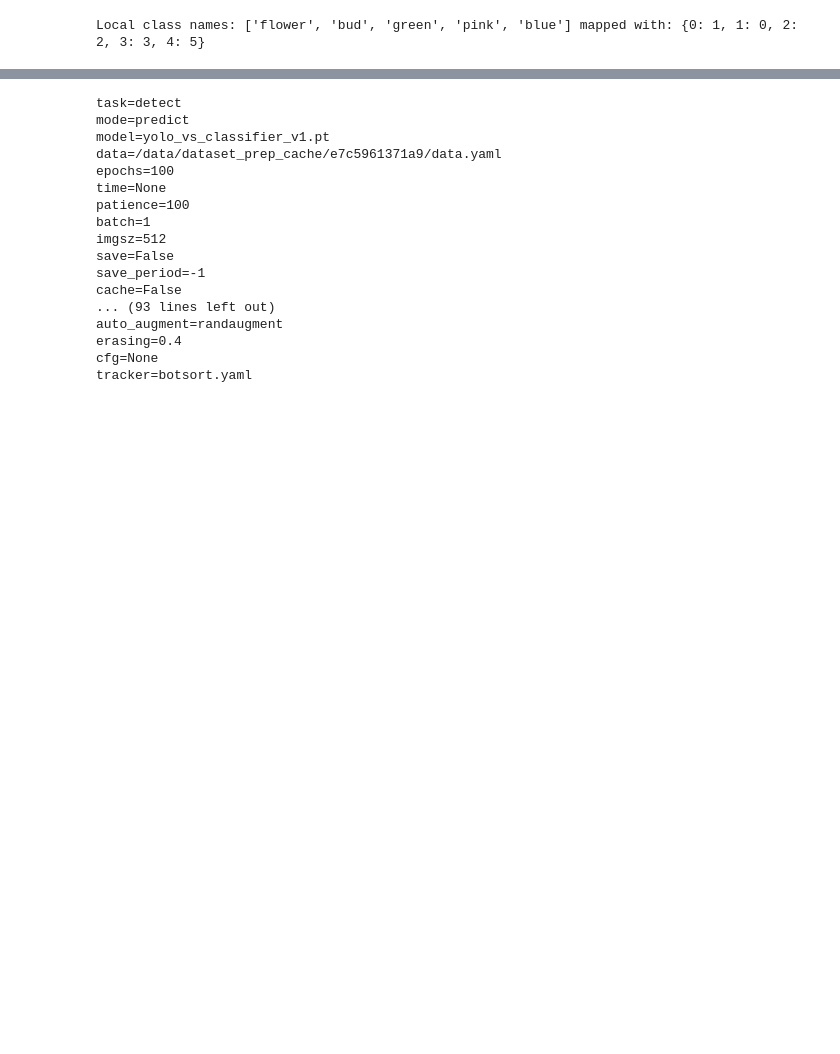
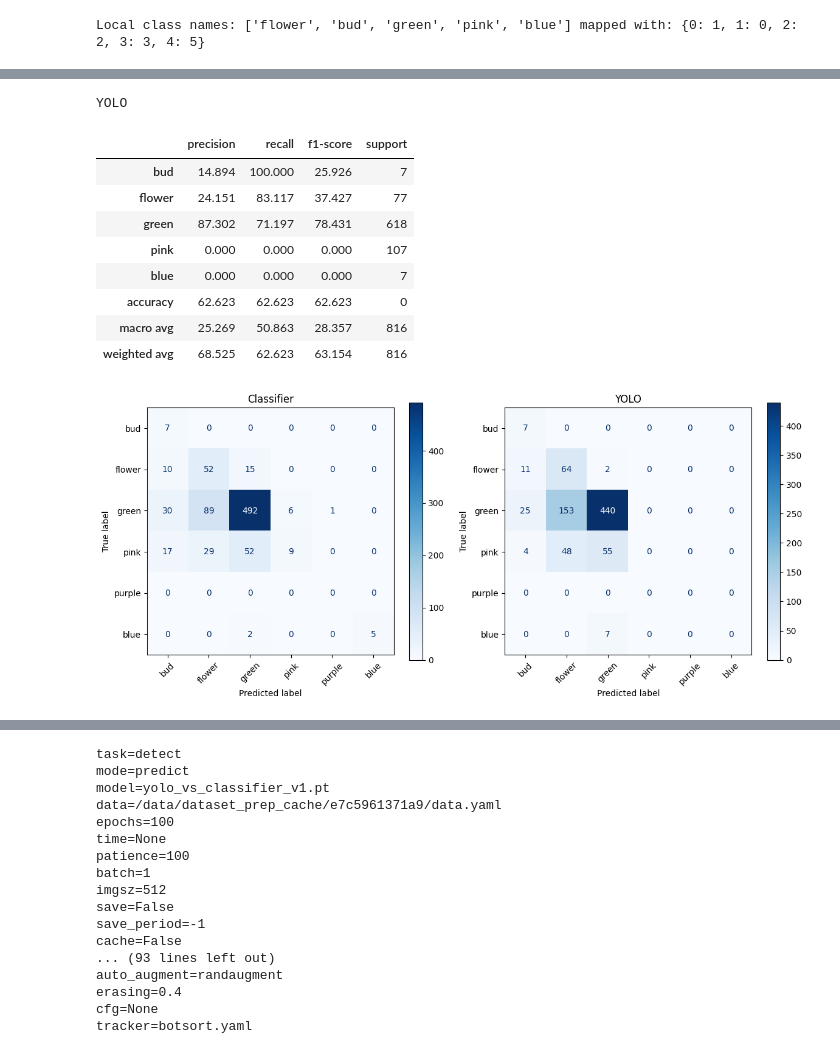
Before and after one commit to kpetrakis-eden/ml-sandbox, a Jupyter notebook: notebooks/comparison.ipynb, the cells around one changed output, grey strips where cells are left out. Drawn from its saved outputs; the diff is of its cells as text; code cells hidden in the pictures; blank space fills up the shorter version.

Commit message:
progress in yolo/classifier comparison

```diff
--- a/notebooks/comparison.ipynb
+++ b/notebooks/comparison.ipynb
@@ -493,0 +422,69 @@ acc 69.25% | balanced_acc: 50.30% | f1_macro: 29.59% | f1_weighted: 71.37% | pre
+# %%
+y_true = []
+y_yolo = []
+y_classifier = []
+for d in outputs:
+
+  y_true.append(d['gt'])
+  y_yolo.append(d['yolo_pred'])
+  y_classifier.append(d['classifier_pred'])
+
+print(f"true labels = {np.unique(y_true)}, classifier = {np.unique(y_classifier)}, yolo = {np.unique(y_yolo)}")
+
+classifier_metrics = compute_classification_metrics_for_classifier_yolo_comparison(y_classifier, y_true, LABEL_IDS)
+classifier_classification_report = classifier_metrics['classification_report']
+yolo_metrics = compute_classification_metrics_for_classifier_yolo_comparison(y_yolo, y_true, LABEL_IDS)
+yolo_classification_report = yolo_metrics['classification_report']
+print(f"NMS_IOU = {NMS_IOU}, MATCH_IOU = {MATCH_IOU}, confidence = {CONF_THRESHOLD}")
+
+print(f"CLASSIFIER: ")
+print(
+  f"acc {classifier_metrics['acc']:.2f}% | "
+  f"balanced_acc: {classifier_metrics['balanced_acc']:.2f}% | "
+  f"f1_macro: {classifier_metrics['f1_macro']:.2f}% | "
+  f"f1_weighted: {classifier_metrics['f1_weighted']:.2f}% | "
+  f"precision_macro: {classifier_metrics['precision_macro']:.2f}% | "
+  f"precision_weighted: {classifier_metrics['precision_weighted']:.2f}% | "
+  f"recall_macro: {classifier_metrics['recall_macro']:.2f}% | "
+  f"recall_weighted: {classifier_metrics['recall_weighted']:.2f}%"
+)
+
+print(f"YOLO:")
+print(
+  f"acc {yolo_metrics['acc']:.2f}% | "
+  f"balanced_acc: {yolo_metrics['balanced_acc']:.2f}% | "
+  f"f1_macro: {yolo_metrics['f1_macro']:.2f}% | "
+  f"f1_weighted: {yolo_metrics['f1_weighted']:.2f}% | "
+  f"precision_macro: {yolo_metrics['precision_macro']:.2f}% | "
+  f"precision_weighted: {yolo_metrics['precision_weighted']:.2f}% | "
+  f"recall_macro: {yolo_metrics['recall_macro']:.2f}% | "
+  f"recall_weighted: {yolo_metrics['recall_weighted']:.2f}%"
+)
+
+METRIC_COLUMNS = ["precision", "recall", "f1-score"]
+classifier_df = pd.DataFrame(classifier_classification_report).transpose()
+classifier_df = classifier_df.rename(index=CLASS_MAPPING)
+yolo_df = pd.DataFrame(yolo_classification_report).transpose()
+yolo_df = yolo_df.rename(index=CLASS_MAPPING)
+for df in [classifier_df, yolo_df]:
+  df[METRIC_COLUMNS] = df[METRIC_COLUMNS] * 100
+  df["support"] = df["support"].astype(int)
+
+display(classifier_df.style.format(precision=3).set_caption("Classifier"))
+display(yolo_df.style.format(precision=3).set_caption("YOLO"))
+
+
+classifier_conf_matrix = classifier_metrics['confusion_matrix']
+fig, ax = plt.subplots(1, 2, figsize=(12,5))
+disp_conf_matrix = ConfusionMatrixDisplay(classifier_conf_matrix, display_labels=CLASS_NAMES)
+# disp_conf_matrix = ConfusionMatrixDisplay(classifier_conf_matrix)
+disp_conf_matrix.plot(ax=ax[0], cmap=plt.cm.Blues, xticks_rotation=45)
+ax[0].set_title("Classifier")
+
+yolo_conf_matrix = yolo_metrics['confusion_matrix']
+disp_conf_matrix = ConfusionMatrixDisplay(yolo_conf_matrix, display_labels=CLASS_NAMES)
+disp_conf_matrix.plot(ax=ax[1], cmap=plt.cm.Blues, xticks_rotation=45)
+ax[1].set_title("YOLO")
+plt.tight_layout()
+plt.show()
+# %% [output]
@@ -493,0 +508,11 @@ acc 69.25% | balanced_acc: 50.30% | f1_macro: 29.59% | f1_weighted: 71.37% | pre
+YOLO
+|  | precision | recall | f1-score | support |
+| bud | 14.894 | 100.000 | 25.926 | 7 |
+| flower | 24.151 | 83.117 | 37.427 | 77 |
+| green | 87.302 | 71.197 | 78.431 | 618 |
+| pink | 0.000 | 0.000 | 0.000 | 107 |
+| blue | 0.000 | 0.000 | 0.000 | 7 |
+| accuracy | 62.623 | 62.623 | 62.623 | 0 |
+| macro avg | 25.269 | 50.863 | 28.357 | 816 |
+| weighted avg | 68.525 | 62.623 | 63.154 | 816 |
+[figure, added]
```
Also changed, not shown: parts of 18 cells of this notebook.
